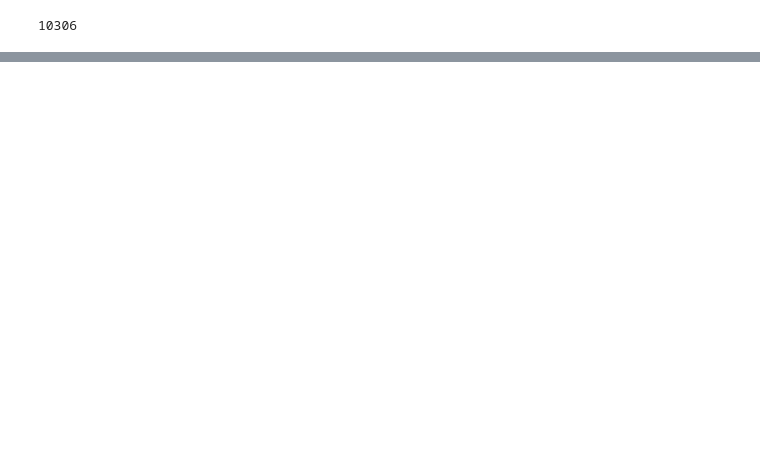
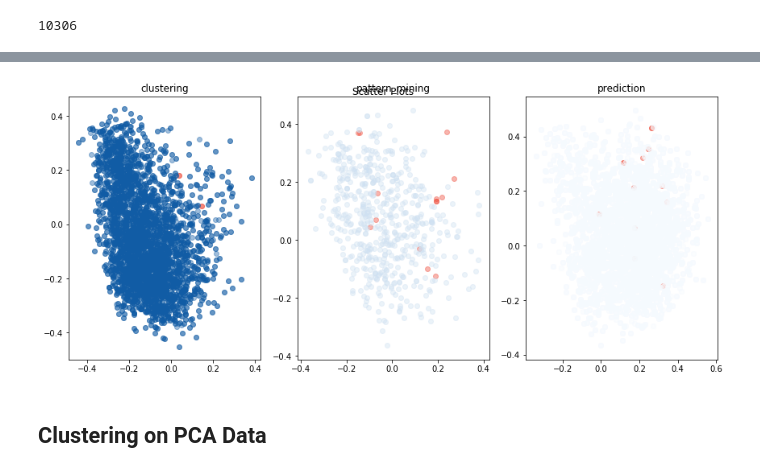
Before and after one commit to rsmttud/Recommender-System, a Jupyter notebook: notebooks/Noisy Clustering.ipynb, the cells around one changed output, grey strips where cells are left out. Saved outputs shown, nothing was run; the diff lists cells and outputs as text; code cells hidden in the pictures; blank space fills up the shorter version.

```diff
--- a/notebooks/Noisy Clustering.ipynb
+++ b/notebooks/Noisy Clustering.ipynb
@@ -344,0 +371,26 @@ legend = plt.legend(handles = labels)
+# %%
+#%matplotlib notebook
+%matplotlib inline
+from mpl_toolkits.mplot3d import Axes3D
+
+fig = plt.figure(figsize = (5,10))
+#ax = Axes3D(fig)
+
+
+for i,_class in enumerate(df_groups.keys()):
+    ax = fig.add_subplot(3,1,i+1, projection = "3d")
+
+    ax.set_xlabel("X")
+    ax.set_ylabel("Y")
+    ax.set_zlabel("Z")
+
+
+    ax.set_title(_class)
+    _df = df_groups[_class]
+    for cluster, data in _df.groupby("cluster"):
+        if cluster != -1:
+            # color_from_cmap = matplotlib.cm.get_cmap("Blues")(random.uniform(0, 1))
+            ax.scatter(data.x, data.y, data.z, color = "#00678F", alpha = 0.2)
+        else:
+            ax.scatter(data.x, data.y, data.z, color = "#EF4836", alpha = 0.4)
+fig.tight_layout()
@@ -344,0 +399,22 @@ legend = plt.legend(handles = labels)
+# %%
+%matplotlib inline
+
+fig = plt.figure(figsize=(12,10))
+fig.suptitle("Scatter Plots")
+
+
+for i,_class in enumerate(df_groups.keys()):
+    ax = fig.add_subplot(2,3,i+1)
+    ax.set_title(_class)
+    _df = df_groups[_class]
+    for cluster, data in _df.groupby("cluster"):
+        if cluster != -1:
+            color_from_cmap = matplotlib.cm.get_cmap("Blues")(random.uniform(0, 1))
+            ax.scatter(data.a, data.b, color = color_from_cmap, alpha = 0.4)
+        else:
+            ax.scatter(data.a, data.b, color = "#EF4836", alpha = 0.4)
+fig.tight_layout()
+# %% [output]
+[figure, added]
+# %% [markdown]
+## Clustering on PCA Data
```
Also changed, not shown: parts of 35 cells of this notebook.
